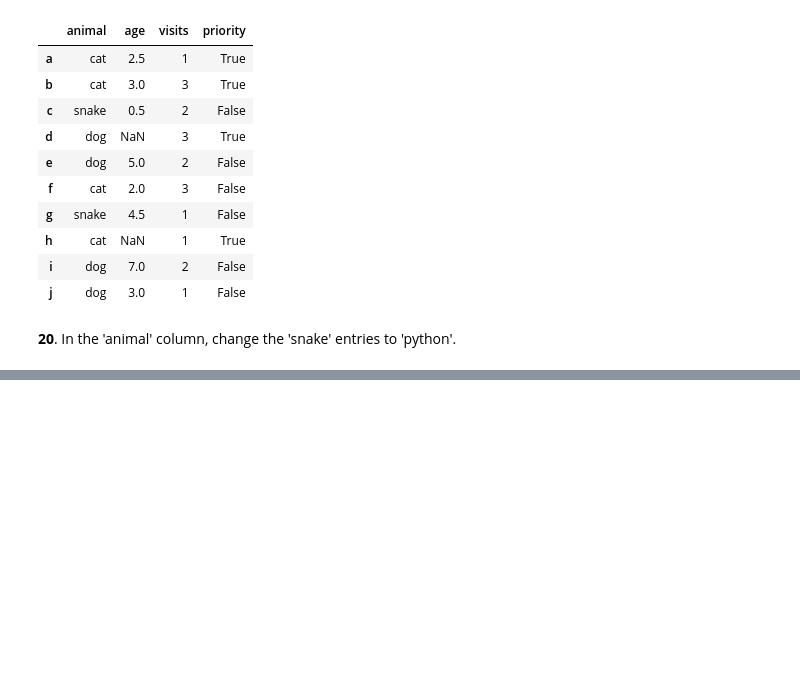
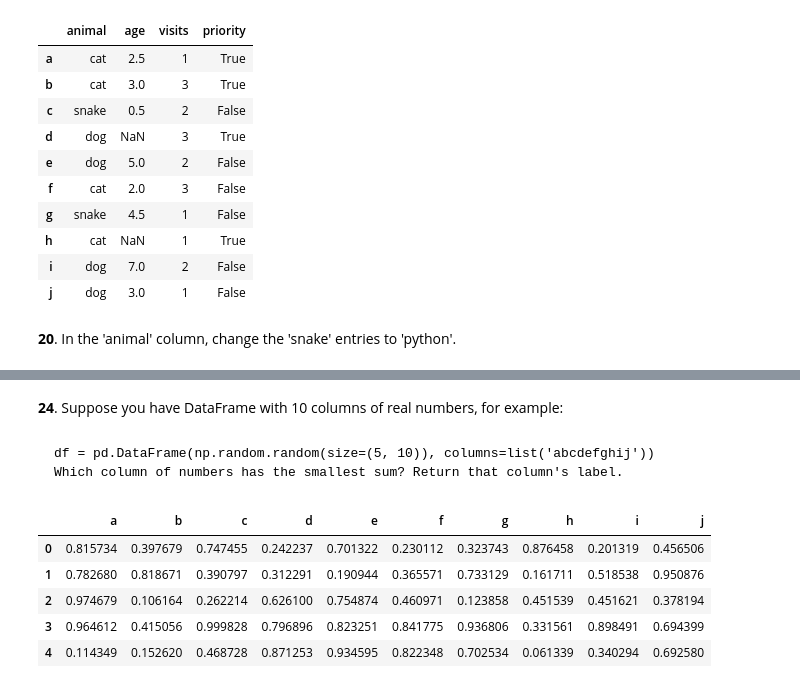
Before and after one commit to unchil/Notebook, a Jupyter notebook: Puzzles_Python.ipynb, the cells around one changed output, grey strips where cells are left out. Saved outputs shown, nothing was run; the diff lists cells and outputs as text; code cells hidden in the pictures; blank space fills up the shorter version.

```diff
--- a/Puzzles_Python.ipynb
+++ b/Puzzles_Python.ipynb
@@ -399,0 +490,15 @@ df3
+# %% [markdown]
+**24**. Suppose you have DataFrame with 10 columns of real numbers, for example:
+# %% [markdown]
+    df = pd.DataFrame(np.random.random(size=(5, 10)), columns=list('abcdefghij'))
+    Which column of numbers has the smallest sum? Return that column's label.
+# %%
+df = pd.DataFrame(np.random.random(size=(5, 10)), columns=list('abcdefghij'))
+df
+# %% [output]
+|  | a | b | c | d | e | f | g | h | i | j |
+| 0 | 0.815734 | 0.397679 | 0.747455 | 0.242237 | 0.701322 | 0.230112 | 0.323743 | 0.876458 | 0.201319 | 0.456506 |
+| 1 | 0.782680 | 0.818671 | 0.390797 | 0.312291 | 0.190944 | 0.365571 | 0.733129 | 0.161711 | 0.518538 | 0.950876 |
+| 2 | 0.974679 | 0.106164 | 0.262214 | 0.626100 | 0.754874 | 0.460971 | 0.123858 | 0.451539 | 0.451621 | 0.378194 |
+| 3 | 0.964612 | 0.415056 | 0.999828 | 0.796896 | 0.823251 | 0.841775 | 0.936806 | 0.331561 | 0.898491 | 0.694399 |
+| 4 | 0.114349 | 0.152620 | 0.468728 | 0.871253 | 0.934595 | 0.822348 | 0.702534 | 0.061339 | 0.340294 | 0.692580 |
```
Also changed, not shown: parts of 22 cells of this notebook.
